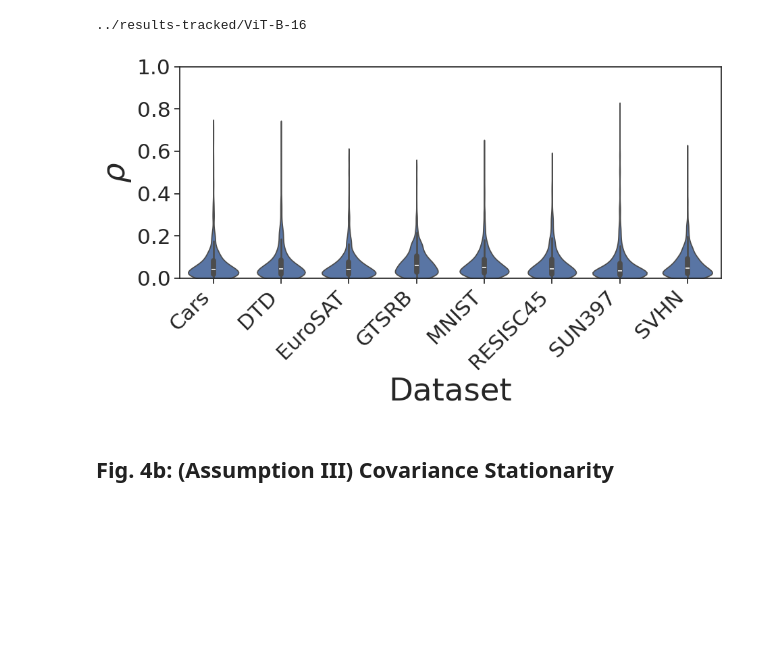
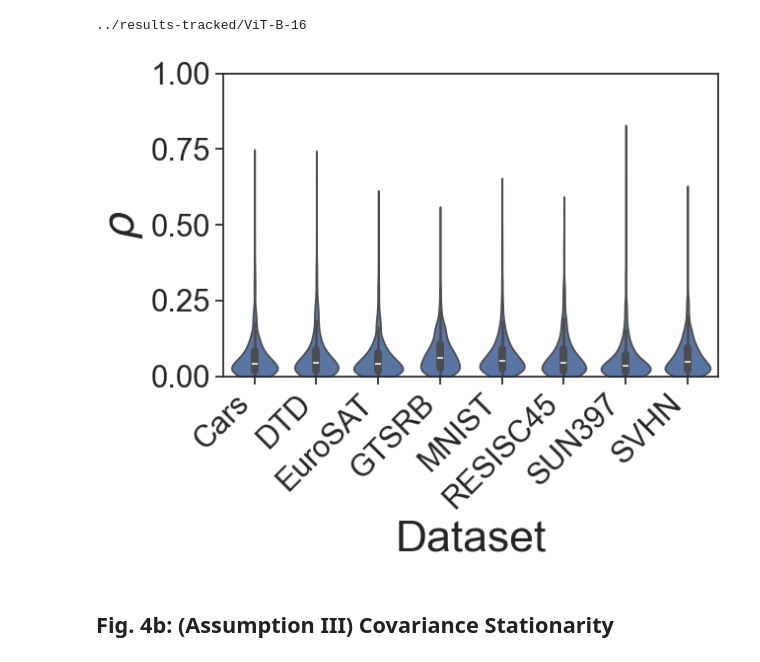
Before and after one commit to marawangamal/eigcov, a Jupyter notebook: notebooks/analysis.ipynb, the cells around one changed output. Cells and saved outputs as stored; diff of their text form; code cells hidden in the pictures; blank space fills up the shorter version.

```diff
--- a/notebooks/analysis.ipynb
+++ b/notebooks/analysis.ipynb
@@ -952,34 +1005,34 @@ df.to_csv(os.path.join(RESULTS_DIR, "correlation_coeffs.csv"), index=False)
 # %%
 import pandas as pd
 import os
 import seaborn as sns
 import matplotlib.pyplot as plt
 import numpy as np
 
-BASE_FONTSIZE = 28
+BASE_FONTSIZE = 32
 RESULTS_DIR = f"../results-tracked/ViT-B-16"
 sns.set_theme(
     style="ticks",
     rc={
     "font.size": BASE_FONTSIZE,
-    "axes.titlesize": BASE_FONTSIZE,
-    "axes.labelsize": BASE_FONTSIZE * 1.2,
-    "xtick.labelsize": BASE_FONTSIZE * 0.8,
-    "ytick.labelsize": BASE_FONTSIZE * 0.8,
-    "legend.fontsize": BASE_FONTSIZE * 0.8,
+    "axes.labelsize": BASE_FONTSIZE,
+    "xtick.labelsize": BASE_FONTSIZE * 0.7,
+    "ytick.labelsize": BASE_FONTSIZE * 0.7,
+    "legend.fontsize": BASE_FONTSIZE * 0.7,
 })
 
 df = pd.read_csv(f"{RESULTS_DIR}/correlation_coeffs.csv")
-plt.figure(figsize=(10, 6))
+
+plt.figure(figsize=(7, 6))
 sns.violinplot(data=df, x="task", y="rho")
 plt.ylim(0, 1)  # Set y-axis range from 0 to 1
 plt.ylabel(r"$\rho$")
 plt.xlabel("Dataset")
 plt.xticks(rotation=45, ha="right")
 plt.tight_layout()
 plt.savefig(os.path.join(RESULTS_DIR, "correlation_coeffs.pdf"), bbox_inches="tight")
 # %% [output]
-[figure, old version]
+[figure, new version]
 # %% [markdown]
 ## Fig. 4b: (Assumption III) Covariance Stationarity
 # %%
```
Also changed, not shown: parts of 2 cells of this notebook, 5 other files.
